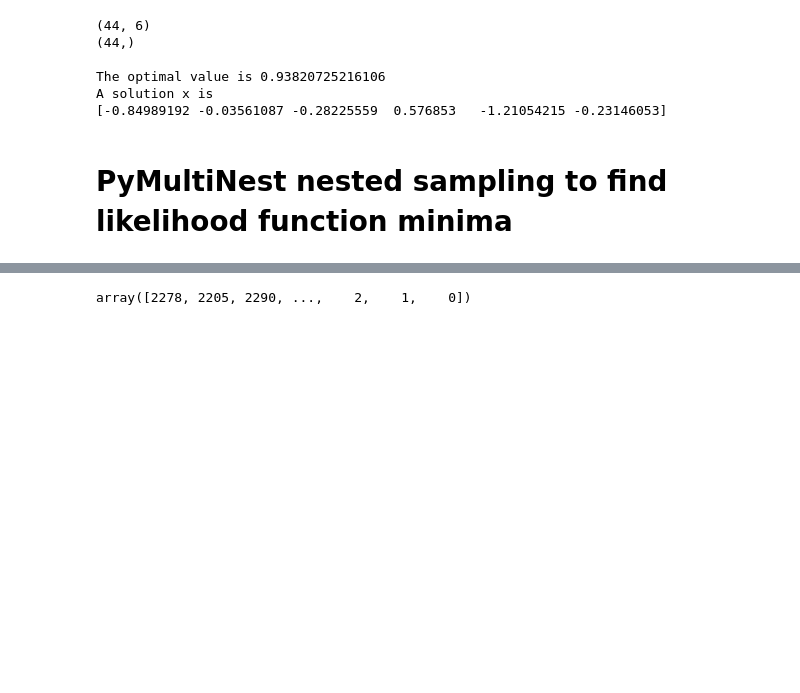
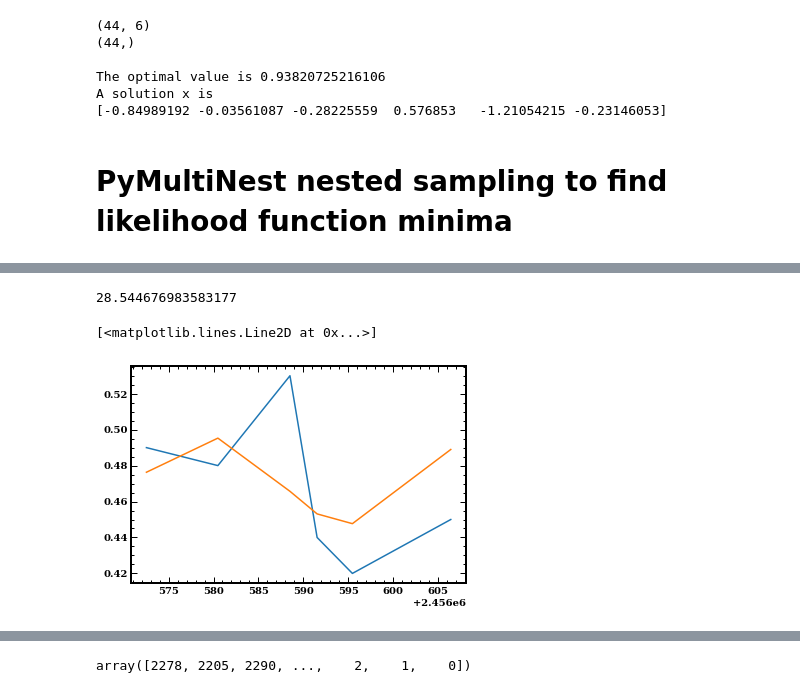
Before and after one commit to alpv95/SAV-Fit, a Jupyter notebook: notebooks/RotFit.ipynb, the cells around one changed output, grey strips where cells are left out. Cells and saved outputs as stored; diff of their text form; code cells hidden in the pictures; blank space fills up the shorter version.

```diff
--- a/notebooks/RotFit.ipynb
+++ b/notebooks/RotFit.ipynb
@@ -460,0 +724,2 @@ plt.plot(x, p_hat2)
+# %%
+x, loss_flux = QPsolver((Flux, Flux_err), p_hat1,)
@@ -461,3 +744,13 @@ plt.plot(x, p_hat2)
+# %%
+loss_flux
+# %% [output]
+28.544676983583177
+# %%
+plt.plot(Day,Flux)
+plt.plot(Day,x[0]*p_hat1 + x[1])
+# %% [output]
+[<matplotlib.lines.Line2D at 0x...>]
+[figure, added]
 # %%
 def main(datafile, delta, resume, data_idx, sign=1):
     print(sign)
```
Also changed, not shown: parts of 16 cells of this notebook, 5 other files.
